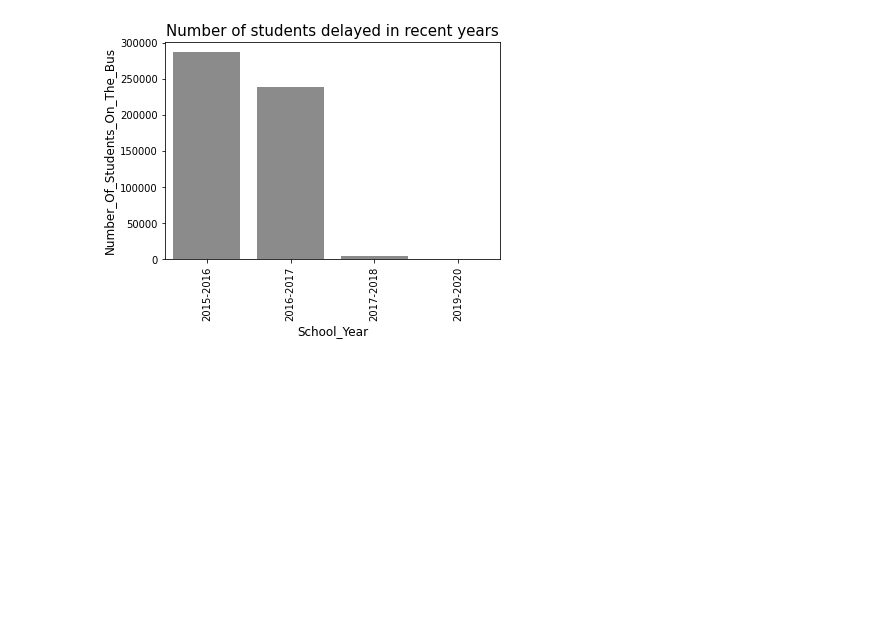
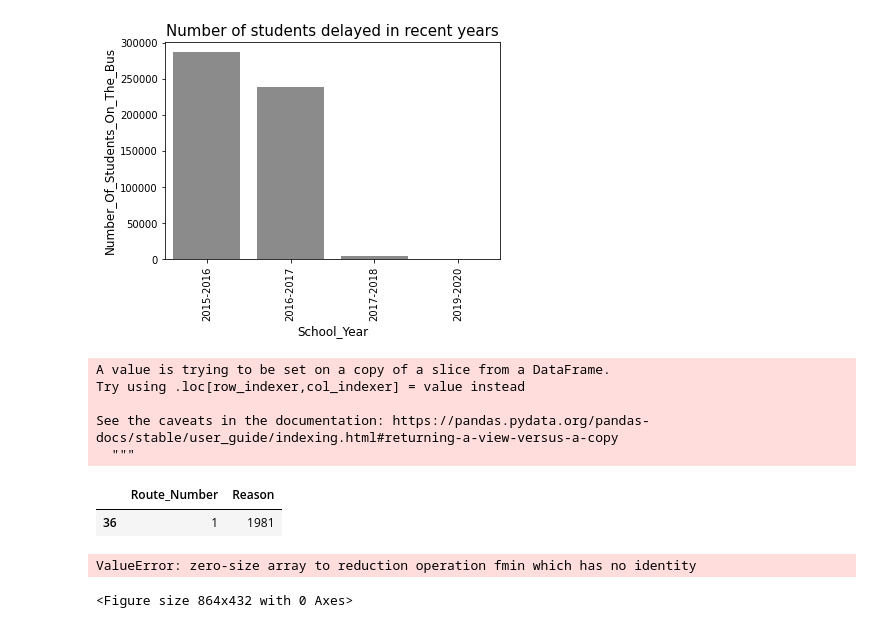
Before and after one commit to kanik9/Celebal_Training_Workbook, a Jupyter notebook: Deepanshu_Sir_Task_on_PySpark/DataPreprocessing.ipynb, the cells around one changed output. Cells and saved outputs as stored; diff of their text form; code cells hidden in the pictures; blank space fills up the shorter version.

```diff
--- a/Deepanshu_Sir_Task_on_PySpark/DataPreprocessing.ipynb
+++ b/Deepanshu_Sir_Task_on_PySpark/DataPreprocessing.ipynb
@@ -285,3 +366,29 @@ plt.xticks(rotation='vertical')
 plt.show()
 # %% [output]
 [figure]
+# %%
+# Task 1 Find the Route Number on which the reason == Heavy Trafic occur most
+
+reason_heavy_trafic = bus_breakdown_and_delay[bus_breakdown_and_delay["Reason"] == "Heavy Traffic"]
+reason_heavy_trafic_1 = reason_heavy_trafic["Reason"].replace({"Heavy Traffic" : 1})
+reason_heavy_trafic["Reason"] = reason_heavy_trafic_1
+grouped_df = reason_heavy_trafic.groupby("Route_Number")["Reason"].aggregate(np.sum).reset_index()
+answer = grouped_df[grouped_df["Reason"] == np.max(grouped_df["Reason"])]
+answer
+# %% [output]
+A value is trying to be set on a copy of a slice from a DataFrame.
+Try using .loc[row_indexer,col_indexer] = value instead
+
+See the caveats in the documentation: https://pandas.pydata.org/pandas-docs/stable/user_guide/indexing.html#returning-a-view-versus-a-copy
+  """
+|  | Route_Number | Reason |
+| 36 | 1 | 1981 |
+# %%
+grouped_df = grouped_df.pivot('Route_Number', 'Reason')
+plt.figure(figsize=(12,6))
+sns.heatmap(grouped_df)
+plt.title("Students of delay of Altered_OPT Vs School_Age")
+plt.show()
+# %% [output]
+ValueError: zero-size array to reduction operation fmin which has no identity
+<Figure size 864x432 with 0 Axes>
```
Also changed, not shown: parts of 5 cells of this notebook.
